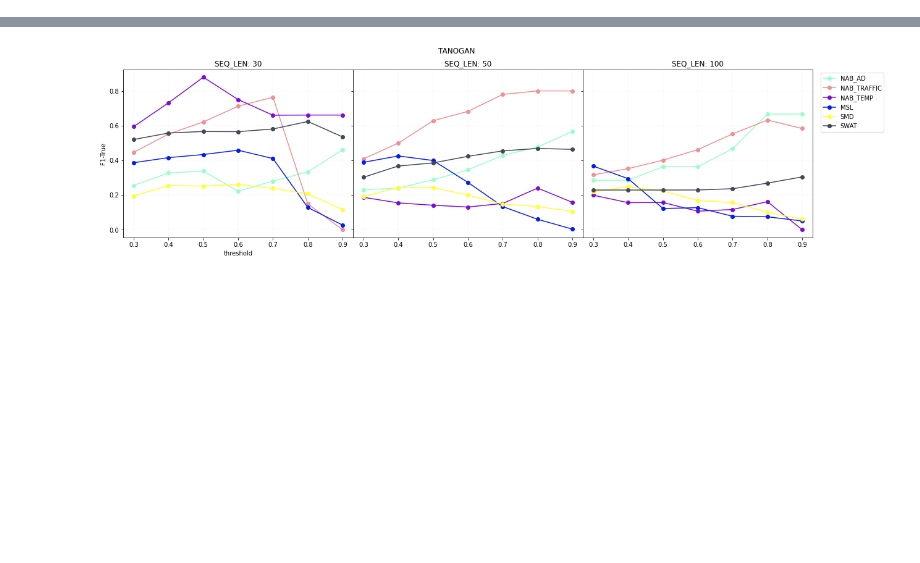
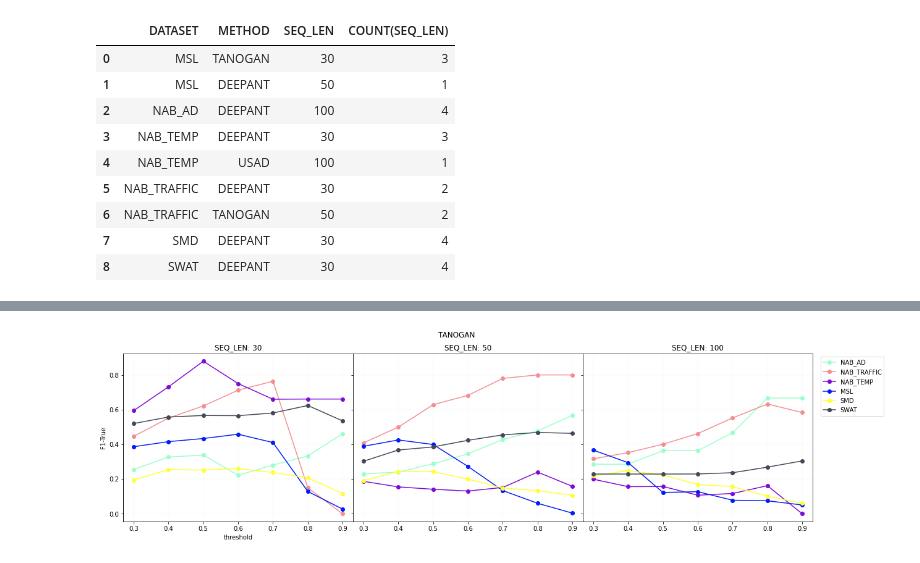
Before and after one commit to antonioalbanese/Time-Series-Anomaly-Detection-An-experimental-survey, a Jupyter notebook: results_visualization.ipynb, the cells around one changed output, grey strips where cells are left out. Saved outputs shown, nothing was run; the diff lists cells and outputs as text; code cells hidden in the pictures; blank space fills up the shorter version.

```diff
--- a/results_visualization.ipynb
+++ b/results_visualization.ipynb
@@ -17,0 +18,25 @@ colors = ["#98ffcc", "#f28f93", "#7e0cd6", "#041cf6", "#ffff31", "#424957"]
+# %%
+import pandasql as ps
+q = """SELECT "DATASET","METHOD", "SEQ_LEN" ,MAX("True-f1") AS MAX_PRECISION, "THRESHOLD"
+       FROM means_seed
+       GROUP BY "DATASET","METHOD" """
+
+max_df = ps.sqldf(q)
+q2 = """
+    SELECT DATASET, METHOD, SEQ_LEN, COUNT(SEQ_LEN)
+    FROM max_df
+    GROUP BY "DATASET", "SEQ_LEN"
+
+     """
+ps.sqldf(q2)
+# %% [output]
+|  | DATASET | METHOD | SEQ_LEN | COUNT(SEQ_LEN) |
+| 0 | MSL | TANOGAN | 30 | 3 |
+| 1 | MSL | DEEPANT | 50 | 1 |
+| 2 | NAB_AD | DEEPANT | 100 | 4 |
+| 3 | NAB_TEMP | DEEPANT | 30 | 3 |
+| 4 | NAB_TEMP | USAD | 100 | 1 |
+| 5 | NAB_TRAFFIC | DEEPANT | 30 | 2 |
+| 6 | NAB_TRAFFIC | TANOGAN | 50 | 2 |
+| 7 | SMD | DEEPANT | 30 | 4 |
+| 8 | SWAT | DEEPANT | 30 | 4 |
```
Also changed, not shown: parts of 11 cells of this notebook.
